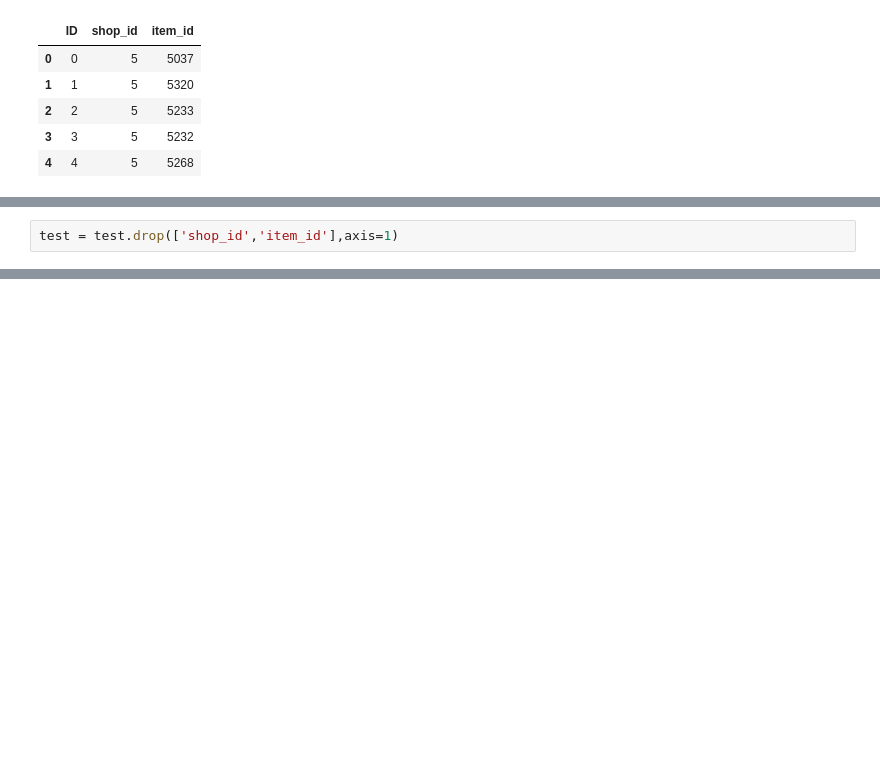
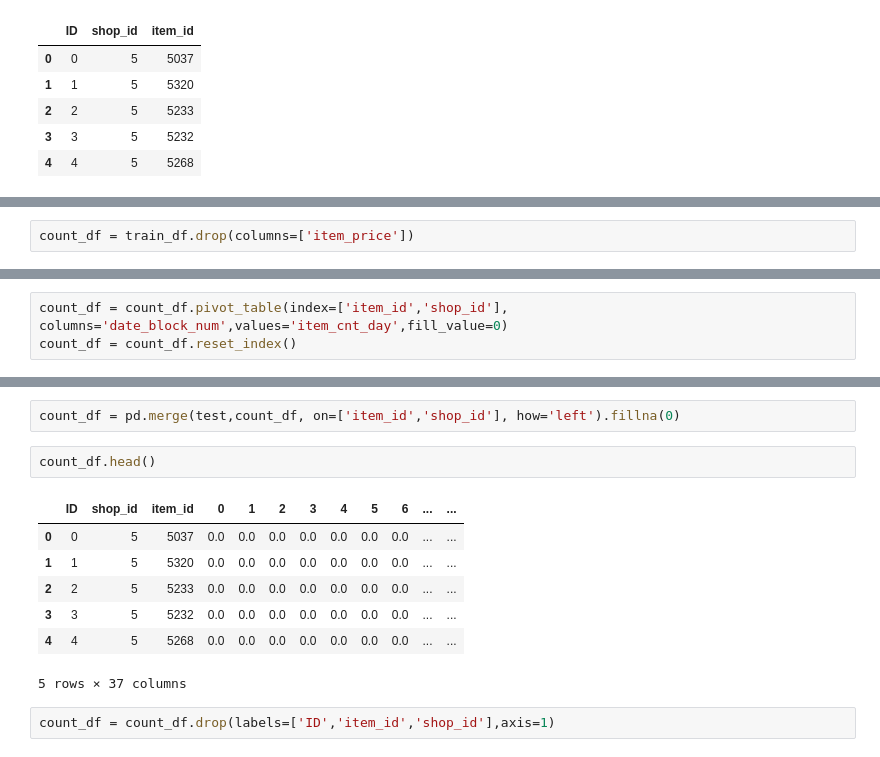
Before and after one commit to zex0023/Sale_Prediction, a Jupyter notebook: sales_prediction.ipynb, the cells around one changed output, grey strips where cells are left out. Cells and saved outputs as stored; diff of their text form; blank space fills up the shorter version.

```diff
--- a/sales_prediction.ipynb
+++ b/sales_prediction.ipynb
@@ -392,2 +65,0 @@ Name: item_cnt_month, Length: 214200, dtype: float32
-# %%
-test = test.drop(['shop_id','item_id'],axis=1)
@@ -416,0 +70,2 @@ test.to_csv(r'my_prediction.csv',index=False)
+# %%
+count_df = train_df.drop(columns=['item_price'])
@@ -416,0 +81,3 @@ test.to_csv(r'my_prediction.csv',index=False)
+# %%
+count_df = count_df.pivot_table(index=['item_id','shop_id'], columns='date_block_num',values='item_cnt_day',fill_value=0)
+count_df = count_df.reset_index()
@@ -416,0 +94,14 @@ test.to_csv(r'my_prediction.csv',index=False)
+# %%
+count_df = pd.merge(test,count_df, on=['item_id','shop_id'], how='left').fillna(0)
+# %%
+count_df.head()
+# %% [output]
+|  | ID | shop_id | item_id | 0 | 1 | 2 | 3 | 4 | 5 | 6 | ... | ... |
+| 0 | 0 | 5 | 5037 | 0.0 | 0.0 | 0.0 | 0.0 | 0.0 | 0.0 | 0.0 | ... | ... |
+| 1 | 1 | 5 | 5320 | 0.0 | 0.0 | 0.0 | 0.0 | 0.0 | 0.0 | 0.0 | ... | ... |
+| 2 | 2 | 5 | 5233 | 0.0 | 0.0 | 0.0 | 0.0 | 0.0 | 0.0 | 0.0 | ... | ... |
+| 3 | 3 | 5 | 5232 | 0.0 | 0.0 | 0.0 | 0.0 | 0.0 | 0.0 | 0.0 | ... | ... |
+| 4 | 4 | 5 | 5268 | 0.0 | 0.0 | 0.0 | 0.0 | 0.0 | 0.0 | 0.0 | ... | ... |
+5 rows × 37 columns
+# %%
+count_df = count_df.drop(labels=['ID','item_id','shop_id'],axis=1)
```
Also changed, not shown: parts of 117 cells of this notebook, 1 other file.
